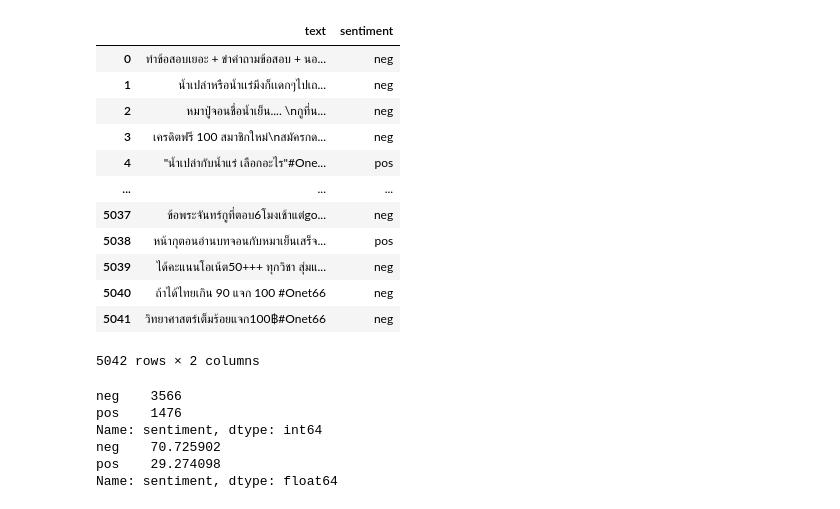
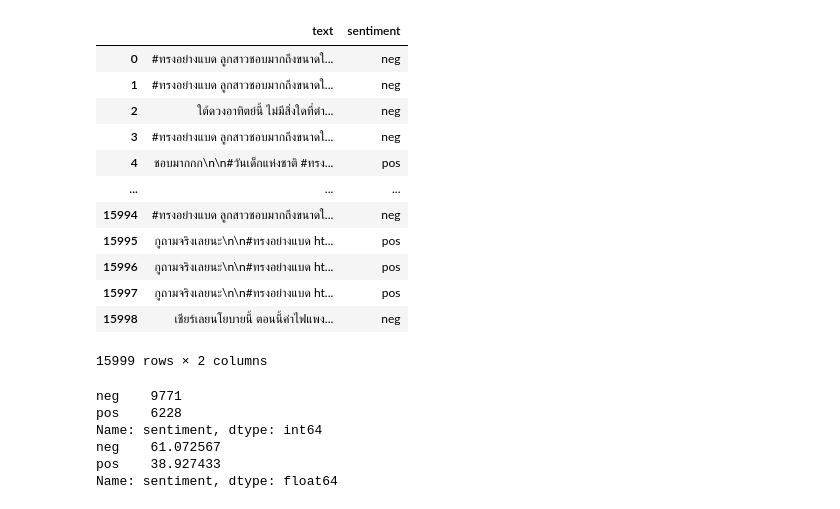
Before and after one commit to sirasit-kmutnb/Software-Development-II, a Jupyter notebook: TwitterKeeper/testMethod.ipynb, the cells around one changed output. Saved outputs shown, nothing was run; the diff lists cells and outputs as text; code cells hidden in the pictures.

```diff
--- a/TwitterKeeper/testMethod.ipynb
+++ b/TwitterKeeper/testMethod.ipynb
@@ -217,22 +217,22 @@ TweetsCounter = main()
 # %%
 from IPython.display import display,HTML
 
-df = TweetsCounter.tweets_sentiment_analyzer("#Onet66")
+df = TweetsCounter.tweets_sentiment_analyzer("#ทรงอย่างแบด")
 df
 # %% [output]
 |  | text | sentiment |
-| 0 | ทำข้อสอบเยอะ + ขำคำถามข้อสอบ + นอ... | neg |
-| 1 | น้ำเปล่าหรือน้ำเเร่มึงก็เเดกๆไปเถ... | neg |
-| 2 | หมาปู่จอนชื่อน้ำเย็น.... \nกูที่น... | neg |
-| 3 | เครดิตฟรี 100 สมาชิกใหม่\nสมัครกด... | neg |
-| 4 | "น้ำเปล่ากับน้ำแร่ เลือกอะไร"#One... | pos |
+| 0 | #ทรงอย่างแบด ลูกสาวชอบมากถึงขนาดใ... | neg |
+| 1 | #ทรงอย่างแบด ลูกสาวชอบมากถึงขนาดใ... | neg |
+| 2 | ใต้ดวงอาทิตย์นี้ ไม่มีสิ่งใดที่ตำ... | neg |
+| 3 | #ทรงอย่างแบด ลูกสาวชอบมากถึงขนาดใ... | neg |
+| 4 | ชอบมากกก\n\n#วันเด็กแห่งชาติ #ทรง... | pos |
 | ... | ... | ... |
-| 5037 | ข้อพระจันทร์กูที่ตอบ6โมงเช้าแต่go... | neg |
-| 5038 | หน้ากุตอนอ่านบทจอนกับหมาเย็นเสร็จ... | pos |
-| 5039 | ได้คะแนนโอเน้ต50+++ ทุกวิชา สุ่มแ... | neg |
-| 5040 | ถ้าได้ไทยเกิน 90 แจก 100 #Onet66 | neg |
-| 5041 | วิทยาศาสตร์เต็มร้อยแจก100฿#Onet66 | neg |
+| 15994 | #ทรงอย่างแบด ลูกสาวชอบมากถึงขนาดใ... | neg |
+| 15995 | กูถามจริงเลยนะ\n\n#ทรงอย่างแบด ht... | pos |
+| 15996 | กูถามจริงเลยนะ\n\n#ทรงอย่างแบด ht... | pos |
+| 15997 | กูถามจริงเลยนะ\n\n#ทรงอย่างแบด ht... | pos |
+| 15998 | เชียร์เลยนโยบายนี้ ตอนนี้ค่าไฟแพง... | neg |
-5042 rows × 2 columns
+15999 rows × 2 columns
 # %%
 import pandas as pd
 import plotly.express as px
@@ -251,9 +251,9 @@ fig = px.pie(sentiment_percentages, values=sentiment_percentages.values,
 # Show the chart
 fig.show()
 # %% [output]
-neg    3566
-pos    1476
+neg    9771
+pos    6228
 Name: sentiment, dtype: int64
-neg    70.725902
-pos    29.274098
+neg    61.072567
+pos    38.927433
 Name: sentiment, dtype: float64
```
Also changed, not shown: parts of 1 cell of this notebook, 2 other files.
